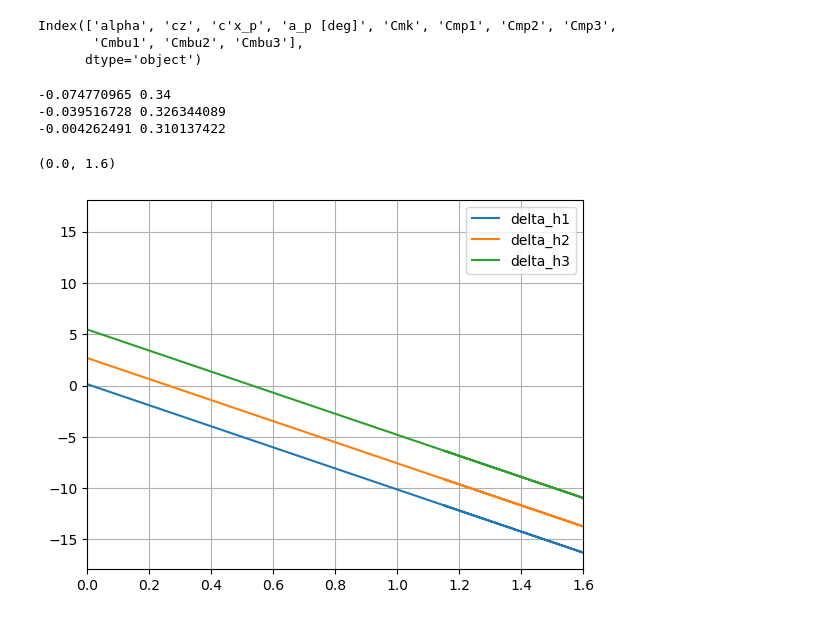
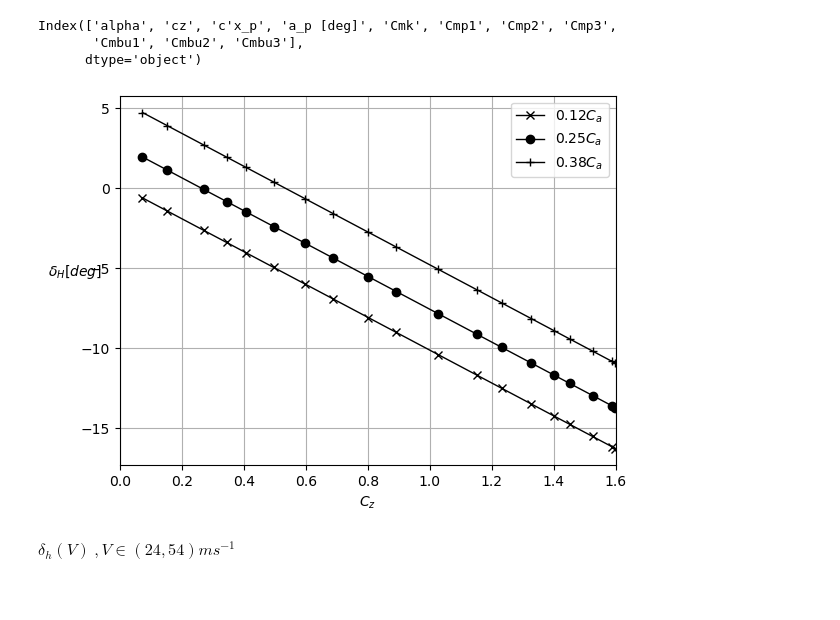
Before and after one commit to mahromir/FLIGHT_MECHANICS, a Jupyter notebook: proj9/src/bipol_proj9.ipynb, the cells around one changed output. Saved outputs shown, nothing was run; the diff lists cells and outputs as text; code cells hidden in the pictures; blank space fills up the shorter version.

Commit message:
proj9.v1.3:Skonczone wykresy delta_h z tabelka

```diff
--- a/proj9/src/bipol_proj9.ipynb
+++ b/proj9/src/bipol_proj9.ipynb
@@ -8,9 +8,12 @@ import pandas as pd
 # to get value us df.at[<index>, "value"]
 
 df8 = pd.read_excel("../../database/ml_projekty.xlsx", sheet_name="Base_pr8", index_col="index")
+df8 = df8[17:36]
 plane_prop= pd.read_csv("../../database/plane_properties.csv", index_col="Variable")
 # display(df.head(10))
 df8.columns
+
+# plane_prop[""]
 # %% [output]
 Index(['alpha', 'cz', 'c'x_p', 'a_p [deg]', 'Cmk', 'Cmp1', 'Cmp2', 'Cmp3',
        'Cmbu1', 'Cmbu2', 'Cmbu3'],
@@ -31,25 +62,29 @@ xc = []
 # %%
 
 for delta, kappa, cmbu in zip(deltas, kappas, cmbus):
-    print(get_prop(cmbu), get_prop(kappa))
+    # print(get_prop(cmbu), get_prop(kappa))
     for i, row in df8.iterrows():
         # get_prop(cmbu), get_prop(kappa), get_prop(azh)
         # print(delta, kappa, azh, cmbu)
         df8.at[i, delta] = delta_h(get_prop(cmbu), get_prop(kappa),  df8.at[i, "cz"])
-# %% [output]
--0.074770965 0.34
--0.039516728 0.326344089
--0.004262491 0.310137422
-# %%
-import matplotlib.pyplot as plt
-
-fig,ax = plt.subplots()
-for delta in deltas:
-    ax.plot(df8['cz'], df8[delta]*180/3.14, label = delta)
-
-ax.grid(True)
-ax.legend()
-ax.set_xlim([0, 1.6])
-# %% [output]
-(0.0, 1.6)
-[figure, removed]
+# %%
+import matplotlib.pyplot as plt
+
+fig,ax = plt.subplots()
+
+ax.plot(df8['cz'], df8["delta_h1"]*180/3.14, label = "$0.12 C_a$",color = "black", marker = "x", linewidth = 1)
+ax.plot(df8['cz'], df8["delta_h2"]*180/3.14, label = "$0.25 C_a$",color = "black", marker = "o", linewidth = 1)
+ax.plot(df8['cz'], df8["delta_h3"]*180/3.14, label = "$0.38 C_a$",color = "black", marker = "+", linewidth = 1)
+
+# ax.set_title()
+ax.set_xlabel("$C_z$")
+ax.set_ylabel("$\delta_H [deg$]", rotation = 0)
+ax.grid(True)
+ax.legend()
+ax.set_xlim([0, 1.6])
+
+plt.savefig("../latex_raport/imgs/delta_h_cz.jpg", dpi=200)
+# %% [output]
+[figure, added]
+# %% [markdown]
+$\delta_h (V)$  $,V \in (24, 54) ms^{-1}$
```
Also changed, not shown: parts of 6 cells of this notebook, 3 other files.
